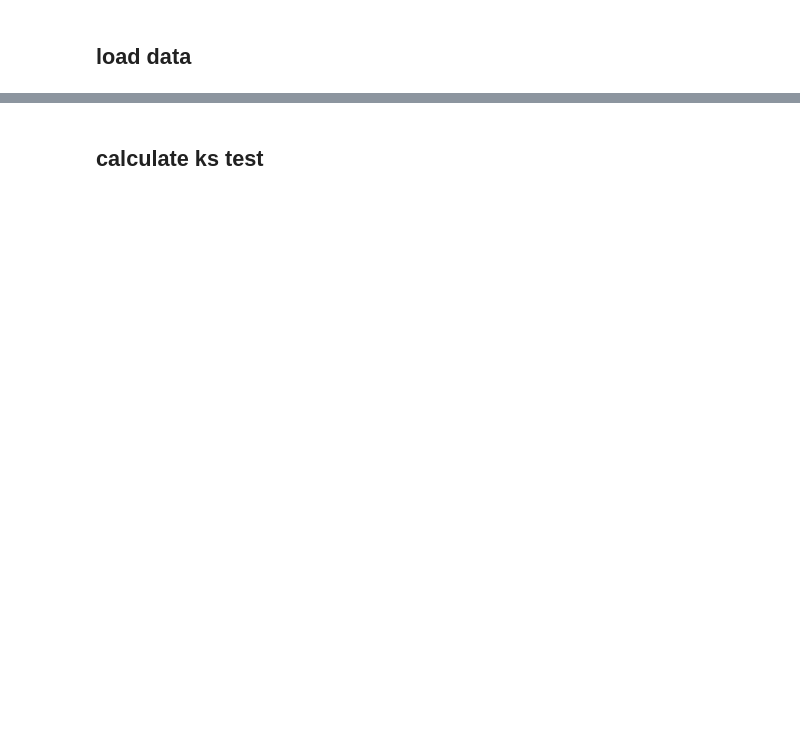
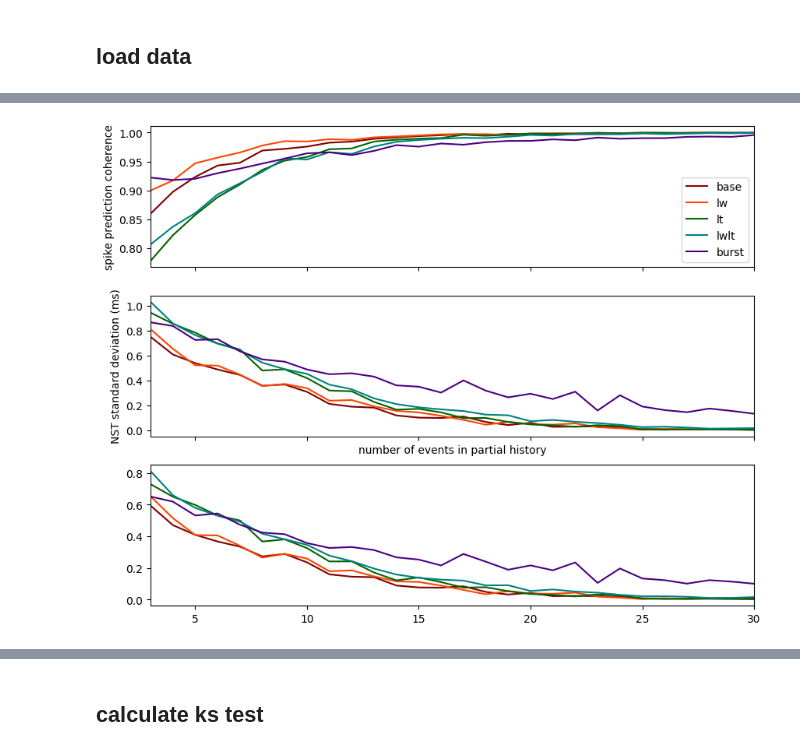
Before and after one commit to ec753/event_based_neuron, a Jupyter notebook: partial_history_analysis.ipynb, the cells around one changed output, grey strips where cells are left out. Saved outputs shown, nothing was run; the diff lists cells and outputs as text; code cells hidden in the pictures; blank space fills up the shorter version.

```diff
--- a/partial_history_analysis.ipynb
+++ b/partial_history_analysis.ipynb
@@ -182,7 +35,0 @@ n_input_nst_dists_df = pd.DataFrame({i+2:n_input_nst_dists[i] for i in range(len
-# %%
-n_input_nst_dists_im = []
-bins = np.arange(0, 10, .1)
-for i in range(len(n_input_nst_dists)):
-    _hist, _bins = np.histogram(n_input_nst_dists[i][~np.isnan(n_input_nst_dists[i])], bins=bins)
-    n_input_nst_dists_im.append(_hist)
-n_input_nst_dists_im = np.array(n_input_nst_dists_im)
@@ -264,0 +64,12 @@ plt.show()
+# %%
+def calc_spike_presence_prediction_acc(df):
+    no_spike = np.sum(np.isnan(df))
+    spike = df.shape[0] - no_spike
+    return (no_spike/df.shape[0])**2 + (spike/df.shape[0])**2
+
+def calc_nst_std(df):
+    return np.std(df[~np.isnan(df)])
+
+def calc_nst_mae(df):
+    _df = df[~np.isnan(df)]
+    return np.nanmean(np.abs(_df - np.mean(_df)))
@@ -264,0 +164,27 @@ plt.show()
+# %%
+colors = {
+    'base': 'maroon',
+    'lw': 'orangered',
+    'lt': 'darkgreen',
+    'lwlt': 'teal',
+    'burst': 'indigo'
+}
+ns = np.arange(3,31,1)
+
+fig, axes = plt.subplots(3,1, figsize=(10,8), sharex=True)
+for stim_type in spike_presence_prediction_acc_means:
+    axes[0].plot(ns, spike_presence_prediction_acc_means[stim_type], c=colors[stim_type])
+
+    axes[1].plot(ns, nst_std_means[stim_type], c=colors[stim_type])
+
+    axes[2].plot(ns, nst_mae_means[stim_type], c=colors[stim_type])
+
+axes[-1].set_xlim(3,30)
+
+axes[0].set_ylabel('spike prediction coherence')
+axes[1].set_ylabel('NST standard deviation (ms)')
+axes[1].set_xlabel('number of events in partial history')
+axes[0].legend(list(colors.keys()))
+plt.show()
+# %% [output]
+[figure, added]
```
Also changed, not shown: parts of 34 cells of this notebook, 7 other files.
